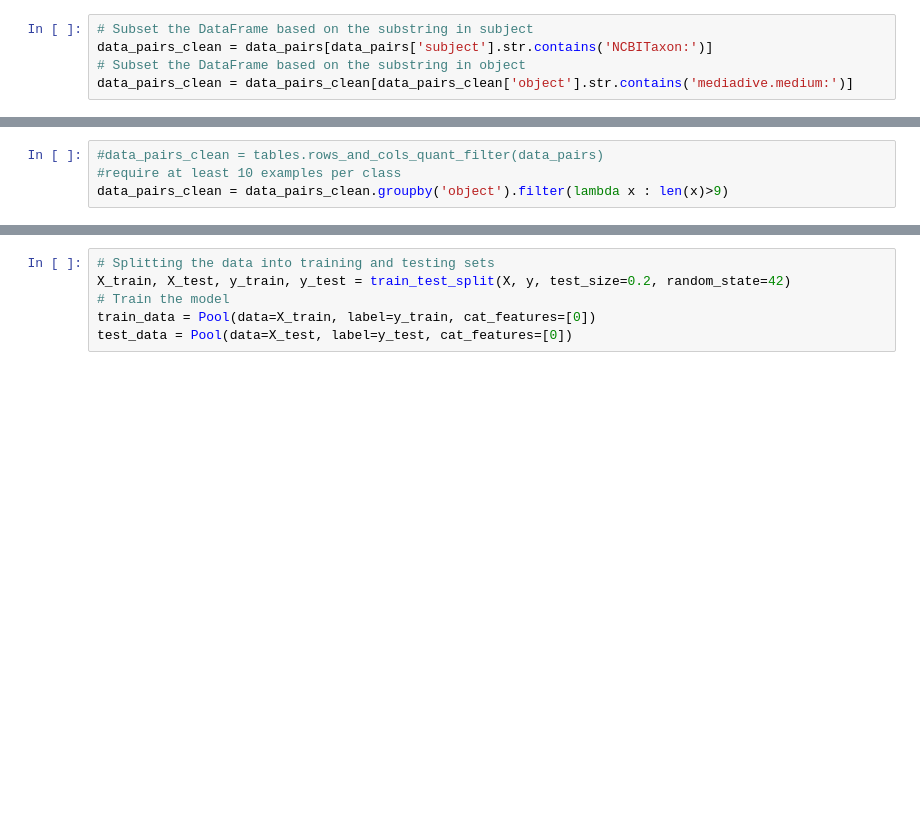
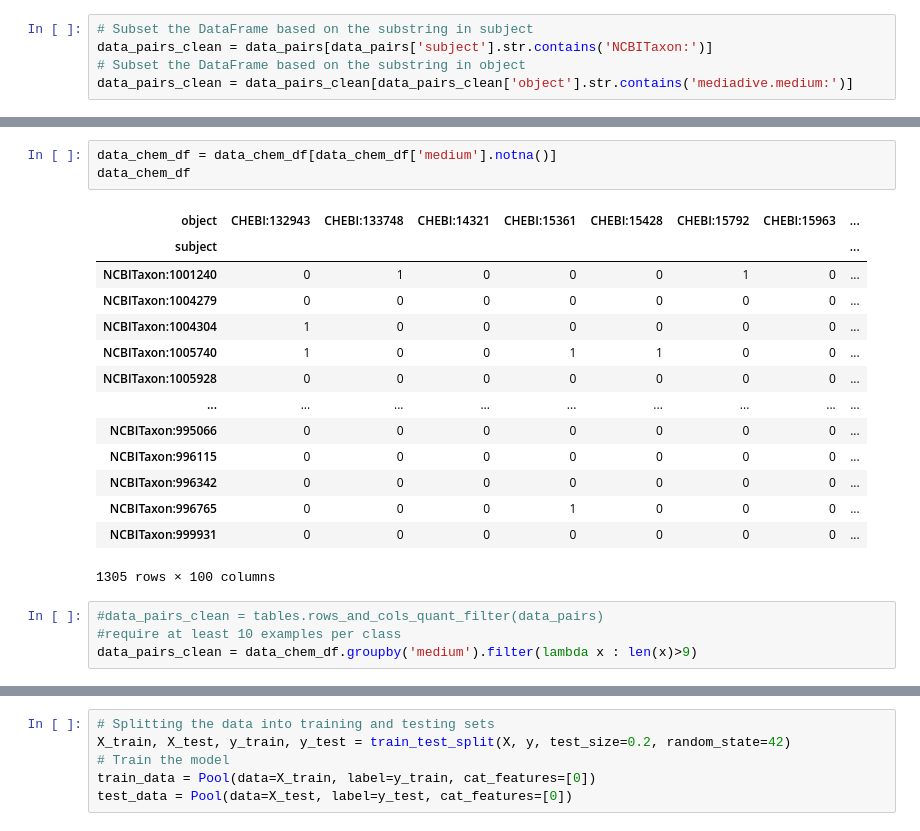
Before and after one commit to Knowledge-Graph-Hub/kg-microbe, a Jupyter notebook: notebooks/train_taxa_to_media.ipynb, the cells around one changed output, grey strips where cells are left out. Cells and saved outputs as stored; diff of their text form; blank space fills up the shorter version.

```diff
--- a/notebooks/train_taxa_to_media.ipynb
+++ b/notebooks/train_taxa_to_media.ipynb
@@ -76,7 +119,25 @@ data_pairs_clean = data_pairs_clean[data_pairs_clean['object'].str.contains('med
+# %%
+data_chem_df = data_chem_df[data_chem_df['medium'].notna()]
+data_chem_df
+# %% [output]
+| object | CHEBI:132943 | CHEBI:133748 | CHEBI:14321 | CHEBI:15361 | CHEBI:15428 | CHEBI:15792 | CHEBI:15963 | ... |
+| subject |  |  |  |  |  |  |  | ... |
+| NCBITaxon:1001240 | 0 | 1 | 0 | 0 | 0 | 1 | 0 | ... |
+| NCBITaxon:1004279 | 0 | 0 | 0 | 0 | 0 | 0 | 0 | ... |
+| NCBITaxon:1004304 | 1 | 0 | 0 | 0 | 0 | 0 | 0 | ... |
+| NCBITaxon:1005740 | 1 | 0 | 0 | 1 | 1 | 0 | 0 | ... |
+| NCBITaxon:1005928 | 0 | 0 | 0 | 0 | 0 | 0 | 0 | ... |
+| ... | ... | ... | ... | ... | ... | ... | ... | ... |
+| NCBITaxon:995066 | 0 | 0 | 0 | 0 | 0 | 0 | 0 | ... |
+| NCBITaxon:996115 | 0 | 0 | 0 | 0 | 0 | 0 | 0 | ... |
+| NCBITaxon:996342 | 0 | 0 | 0 | 0 | 0 | 0 | 0 | ... |
+| NCBITaxon:996765 | 0 | 0 | 0 | 1 | 0 | 0 | 0 | ... |
+| NCBITaxon:999931 | 0 | 0 | 0 | 0 | 0 | 0 | 0 | ... |
+1305 rows × 100 columns
 # %%
 #data_pairs_clean = tables.rows_and_cols_quant_filter(data_pairs)
 #require at least 10 examples per class
-data_pairs_clean = data_pairs_clean.groupby('object').filter(lambda x : len(x)>9)
+data_pairs_clean = data_chem_df.groupby('medium').filter(lambda x : len(x)>9)
 # %%
 data_pairs_clean
 # %% [output]
```
Also changed, not shown: parts of 12 cells of this notebook.
